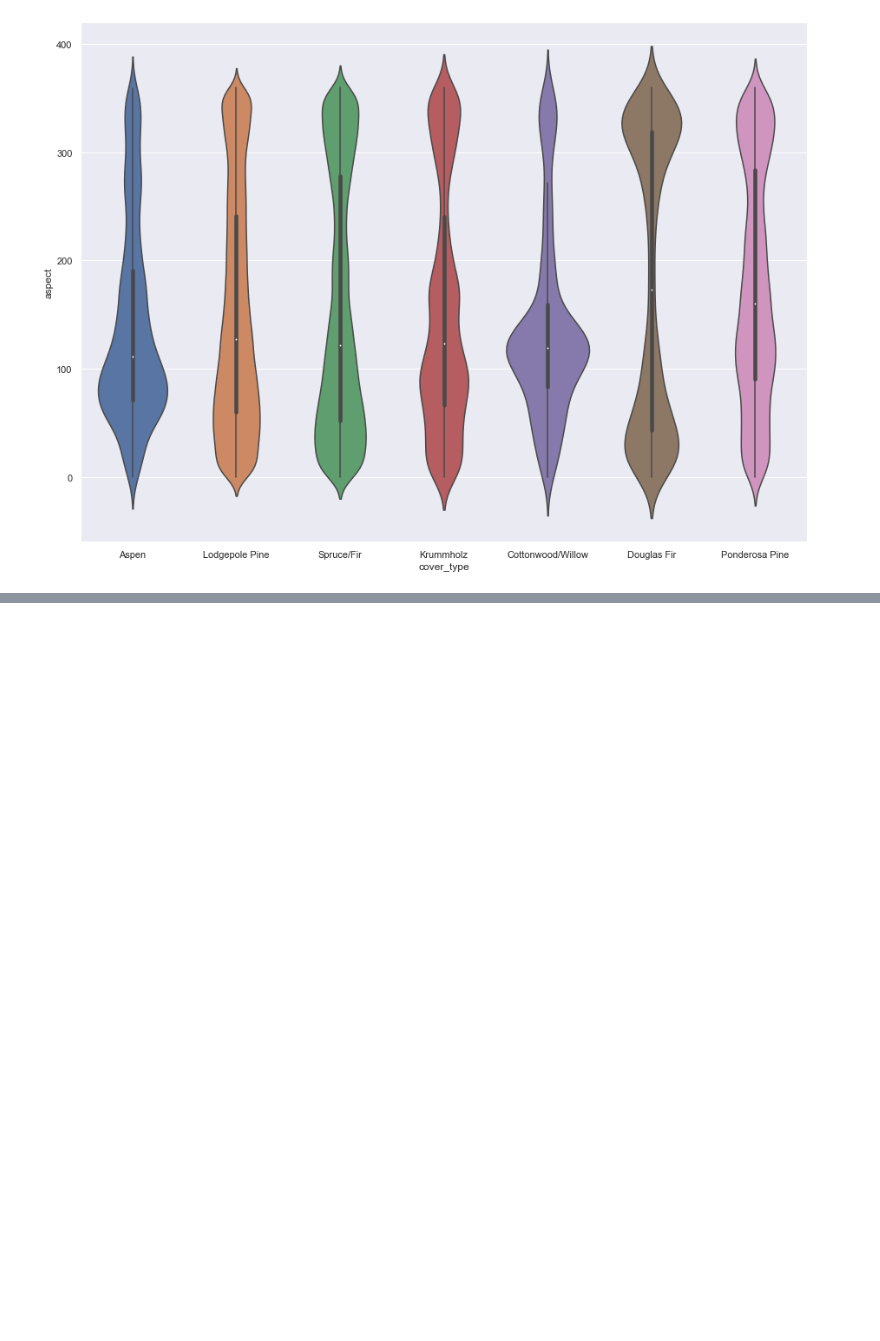
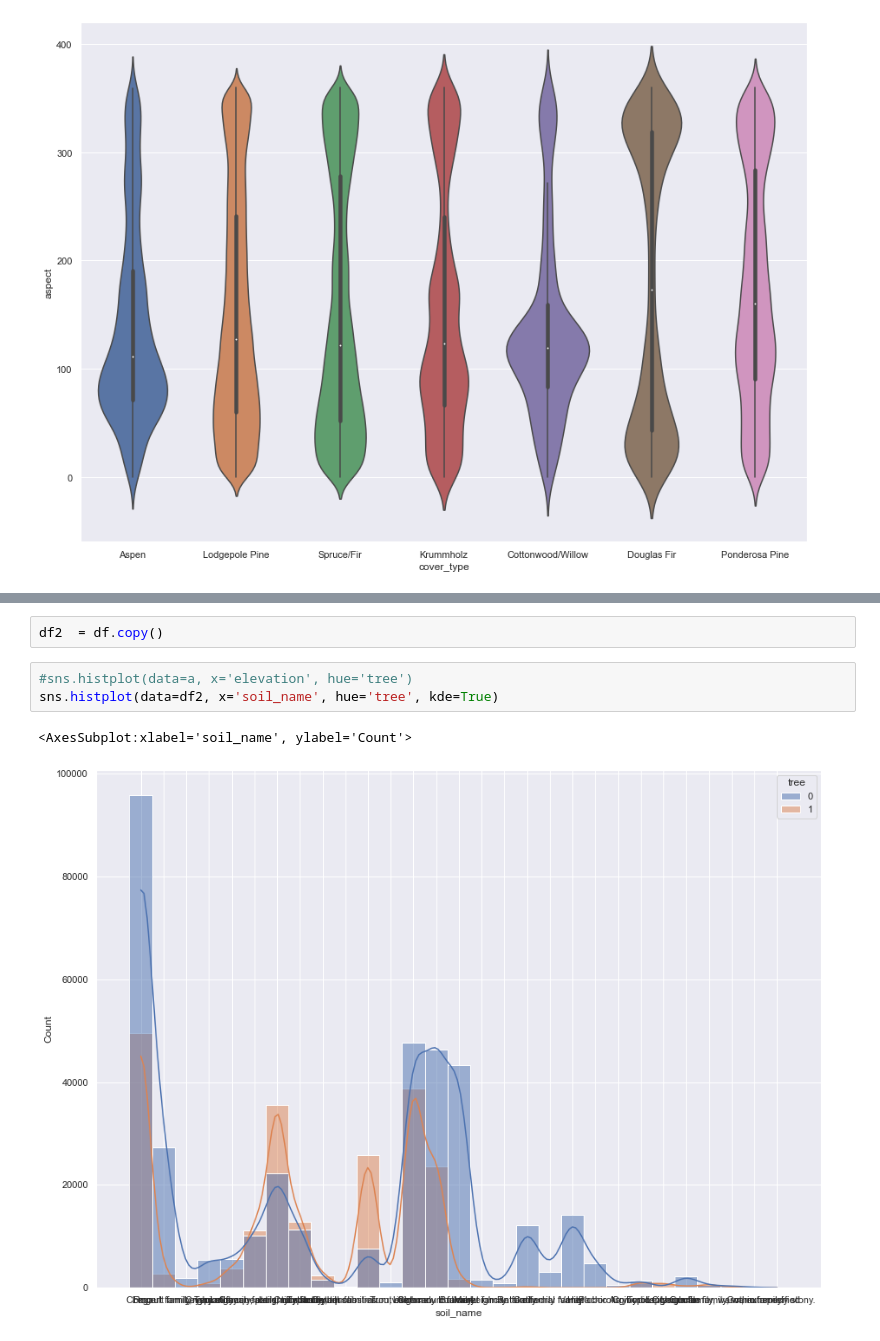
Before and after one commit to mpolyakova/covertype-classification-metis, a Jupyter notebook: Classification 1.ipynb, the cells around one changed output, grey strips where cells are left out. Drawn from its saved outputs; the diff is of its cells as text; blank space fills up the shorter version.

```diff
--- a/Classification 1.ipynb
+++ b/Classification 1.ipynb
@@ -316,0 +234,8 @@ array([[348895,  20277],
+# %%
+df2  = df.copy()
+# %%
+#sns.histplot(data=a, x='elevation', hue='tree')
+sns.histplot(data=df2, x='soil_name', hue='tree', kde=True)
+# %% [output]
+<AxesSubplot:xlabel='soil_name', ylabel='Count'>
+[figure, added]
```
Also changed, not shown: parts of 92 cells of this notebook, 20 other files.
